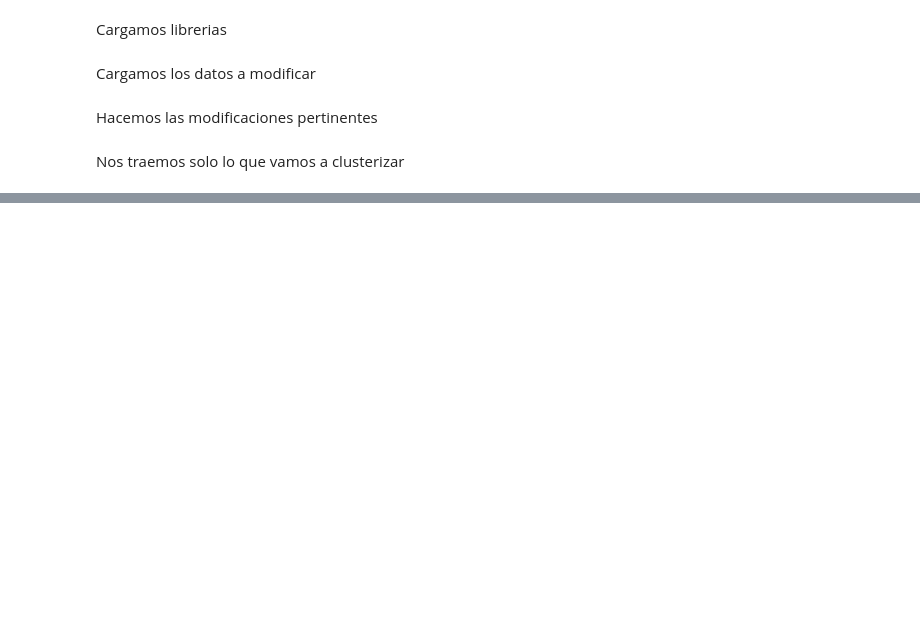
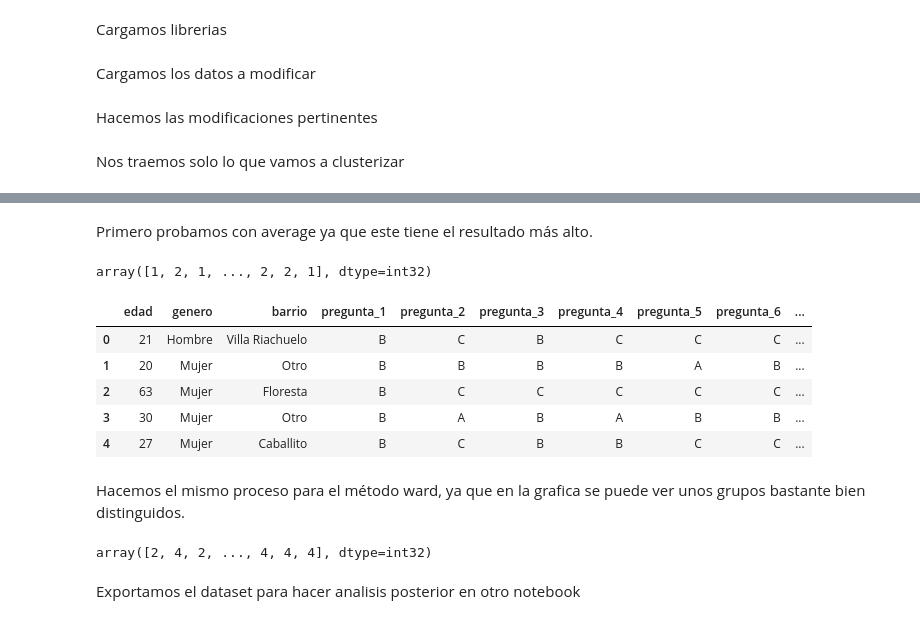
Before and after one commit to Villamaru/test_noviazgo, a Jupyter notebook: Clustering.ipynb, the cells around one changed output, grey strips where cells are left out. Cells and saved outputs as stored; diff of their text form; code cells hidden in the pictures; blank space fills up the shorter version.

```diff
--- a/Clustering.ipynb
+++ b/Clustering.ipynb
@@ -272,0 +93,30 @@ ValueError: Buffer has wrong number of dimensions (expected 1, got 2)
+# %% [markdown]
+Primero probamos con average ya que este tiene el resultado más alto.
+# %%
+aux ,Z_18,L = evaluar_clusters(X_18,"average",regresar=True)
+
+clusters = fcluster(L,3, criterion='maxclust')
+clusters
+# %% [output]
+array([1, 2, 1, ..., 2, 2, 1], dtype=int32)
+# %%
+#Convertimos los datos en serie para traspasarlos al dataframe
+test_18["cluster_avg"] = pd.Series(clusters,dtype=int)
+# %%
+test_18.head(5)
+# %% [output]
+|  | edad | genero | barrio | pregunta_1 | pregunta_2 | pregunta_3 | pregunta_4 | pregunta_5 | pregunta_6 | ... |
+| 0 | 21 | Hombre | Villa Riachuelo | B | C | B | C | C | C | ... |
+| 1 | 20 | Mujer | Otro | B | B | B | B | A | B | ... |
+| 2 | 63 | Mujer | Floresta | B | C | C | C | C | C | ... |
+| 3 | 30 | Mujer | Otro | B | A | B | A | B | B | ... |
+| 4 | 27 | Mujer | Caballito | B | C | B | B | C | C | ... |
+# %% [markdown]
+Hacemos el mismo proceso para el método ward, ya que en la grafica se puede ver unos grupos bastante bien distinguidos.
+# %%
+aux ,Z_18,L = evaluar_clusters(X_18,"ward",regresar=True)
+
+clusters = fcluster(L,4, criterion='maxclust')
+clusters
+# %% [output]
+array([2, 4, 2, ..., 4, 4, 4], dtype=int32)
@@ -272,0 +126,2 @@ ValueError: Buffer has wrong number of dimensions (expected 1, got 2)
+# %% [markdown]
+Exportamos el dataset para hacer analisis posterior en otro notebook
```
Also changed, not shown: parts of 38 cells of this notebook, 3 other files.
